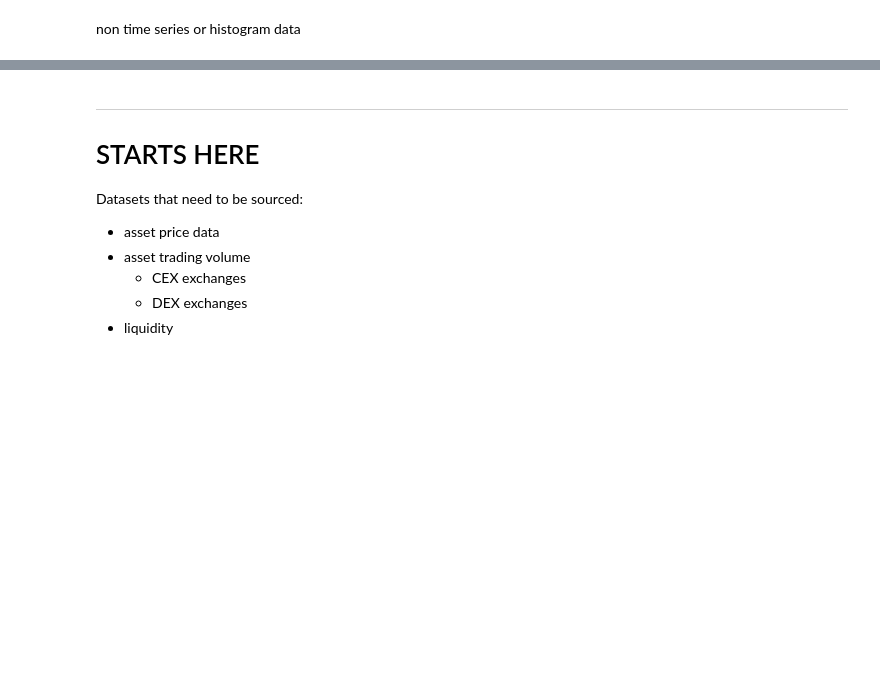
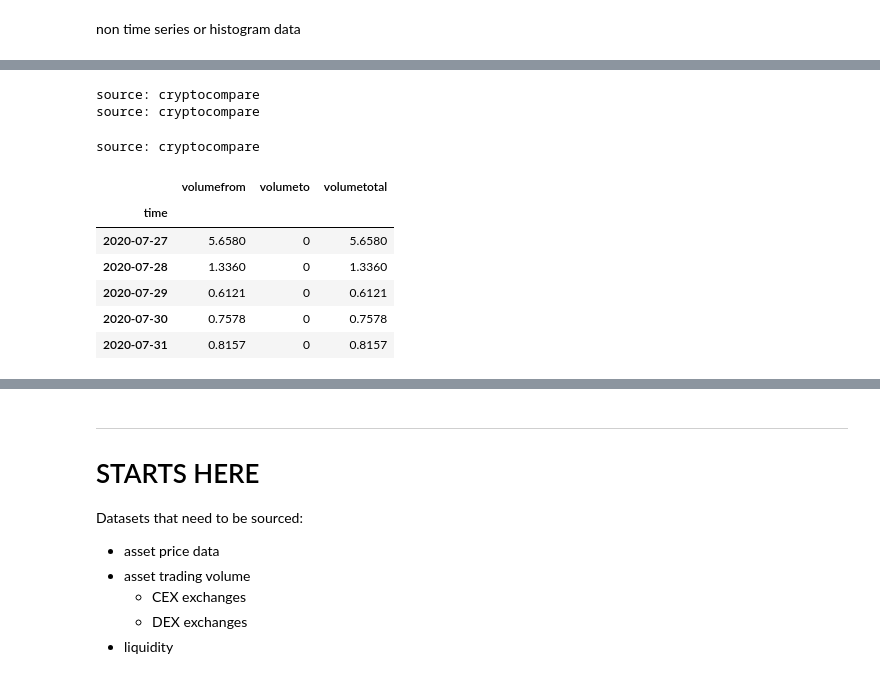
Before and after one commit to willr-seriousprojects/maker-dao, a Jupyter notebook: Maker-Risk/LINK/link.ipynb, the cells around one changed output, grey strips where cells are left out. Drawn from its saved outputs; the diff is of its cells as text; code cells hidden in the pictures; blank space fills up the shorter version.

```diff
--- a/Maker-Risk/LINK/link.ipynb
+++ b/Maker-Risk/LINK/link.ipynb
@@ -357,0 +488,4 @@ Used for:
+# %%
+df = get_messari_ts('chainlink','real.vol',end='2020-08-12')
+# %%
+df['real.vol'] = df['real.vol'].astype('int')
@@ -357,0 +546,36 @@ Used for:
+# %%
+# Example get ohlcv
+df = get_ohlcv_dayorhour('LINK','USD')
+df_hour = get_ohlcv_dayorhour('LINK','USD',period='histohour')
+# %% [output]
+source: cryptocompare
+source: cryptocompare
+# %%
+# documentation: https://min-api.cryptocompare.com/documentation?key=Historical&cat=dataExchangeSymbolHistoday
+# documentation: https://min-api.cryptocompare.com/documentation?key=Historical&cat=dataExchangeSymbolHistohour
+# Get volume total for trading pair from each exchange from the daily/hourly historical data.
+# arg: symbol (crypto), to_currency (e.g usd), limit=2000 max, before: end date ts
+# period: ohlcv either "histoday" (default) or "histohour".
+
+def get_exchangevol_dayorhour(symbol, to_currency, exchange,period='histoday',limit=2000, before='2020-07-31'):
+    url = 'https://min-api.cryptocompare.com/data/exchange/symbol/{period}?fsym={symbol}&tsym={to_currency}'.format(
+        symbol=symbol,to_currency=to_currency,period=period
+    )
+    resp = requests.get(url, params={
+        'e': f'{exchange}',
+        'limit': f'{limit}',
+        'toTs': str(int(pd.Timestamp(before).timestamp()))
+    })
+        # get data from endpoint and load json content
+    resp.raise_for_status()
+        # parse json into py dict
+        # this is a list
+    resp = json.loads(resp.content)['Data']
+    # df expects list
+    df = pd.DataFrame(resp)
+    df['time'] = pd.to_datetime(df['time'], unit='s')
+    df.set_index('time', inplace=True)
+    # print data source
+    url = url.split('.')[1]
+    print(f'source: {url}')
+    return df
@@ -357,0 +587,12 @@ Used for:
+# %%
+df = get_exchangevol_dayorhour('LINK','BTC','uniswap',before='2020-07-31')
+df.tail()
+# %% [output]
+source: cryptocompare
+|  | volumefrom | volumeto | volumetotal |
+| time |  |  |  |
+| 2020-07-27 | 5.6580 | 0 | 5.6580 |
+| 2020-07-28 | 1.3360 | 0 | 1.3360 |
+| 2020-07-29 | 0.6121 | 0 | 0.6121 |
+| 2020-07-30 | 0.7578 | 0 | 0.7578 |
+| 2020-07-31 | 0.8157 | 0 | 0.8157 |
```
Also changed, not shown: parts of 97 cells of this notebook, 4 other files.
